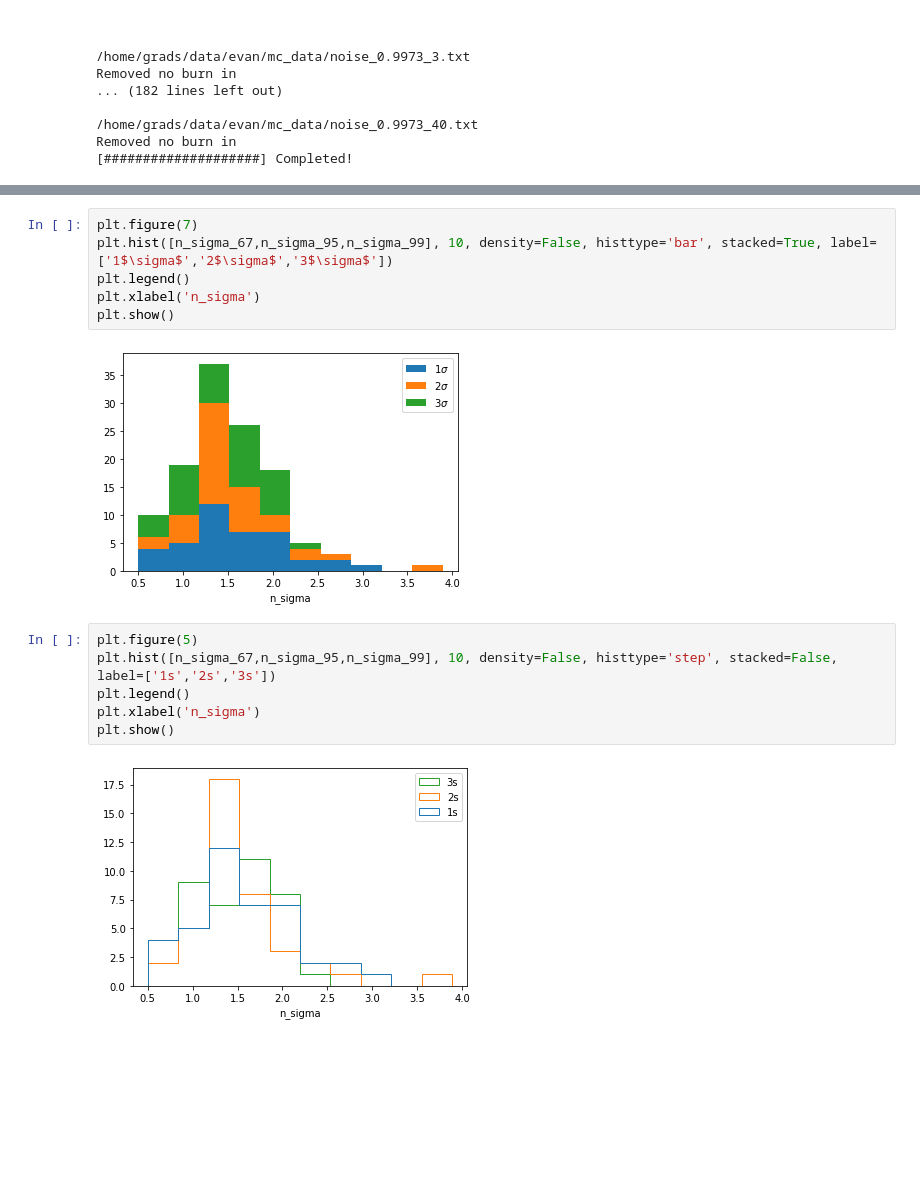
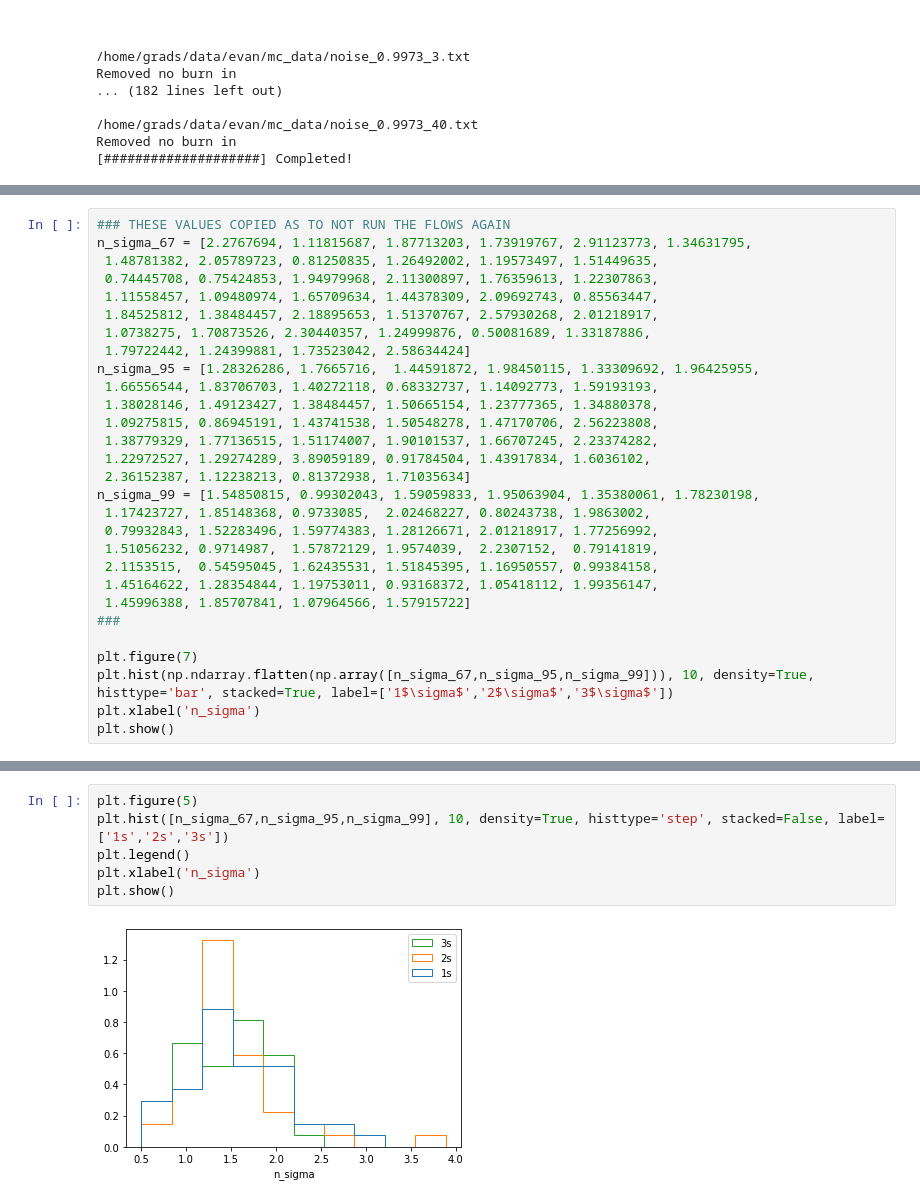
Before and after one commit to SBU-EVAN/LSST_emulation, a Jupyter notebook: flow.ipynb, the cells around one changed output, grey strips where cells are left out. Saved outputs shown, nothing was run; the diff lists cells and outputs as text; blank space fills up the shorter version.

```diff
--- a/flow.ipynb
+++ b/flow.ipynb
@@ -662,0 +652,29 @@ plt.show()
+# %%
+### THESE VALUES COPIED AS TO NOT RUN THE FLOWS AGAIN
+n_sigma_67 = [2.2767694, 1.11815687, 1.87713203, 1.73919767, 2.91123773, 1.34631795,
+ 1.48781382, 2.05789723, 0.81250835, 1.26492002, 1.19573497, 1.51449635,
+ 0.74445708, 0.75424853, 1.94979968, 2.11300897, 1.76359613, 1.22307863,
+ 1.11558457, 1.09480974, 1.65709634, 1.44378309, 2.09692743, 0.85563447,
+ 1.84525812, 1.38484457, 2.18895653, 1.51370767, 2.57930268, 2.01218917,
+ 1.0738275, 1.70873526, 2.30440357, 1.24999876, 0.50081689, 1.33187886,
+ 1.79722442, 1.24399881, 1.73523042, 2.58634424]
+n_sigma_95 = [1.28326286, 1.7665716,  1.44591872, 1.98450115, 1.33309692, 1.96425955,
+ 1.66556544, 1.83706703, 1.40272118, 0.68332737, 1.14092773, 1.59193193,
+ 1.38028146, 1.49123427, 1.38484457, 1.50665154, 1.23777365, 1.34880378,
+ 1.09275815, 0.86945191, 1.43741538, 1.50548278, 1.47170706, 2.56223808,
+ 1.38779329, 1.77136515, 1.51174007, 1.90101537, 1.66707245, 2.23374282,
+ 1.22972527, 1.29274289, 3.89059189, 0.91784504, 1.43917834, 1.6036102,
+ 2.36152387, 1.12238213, 0.81372938, 1.71035634]
+n_sigma_99 = [1.54850815, 0.99302043, 1.59059833, 1.95063904, 1.35380061, 1.78230198,
+ 1.17423727, 1.85148368, 0.9733085,  2.02468227, 0.80243738, 1.9863002,
+ 0.79932843, 1.52283496, 1.59774383, 1.28126671, 2.01218917, 1.77256992,
+ 1.51056232, 0.9714987,  1.57872129, 1.9574039,  2.2307152,  0.79141819,
+ 2.1153515,  0.54595045, 1.62435531, 1.51845395, 1.16950557, 0.99384158,
+ 1.45164622, 1.28354844, 1.19753011, 0.93168372, 1.05418112, 1.99356147,
+ 1.45996388, 1.85707841, 1.07964566, 1.57915722]
+###
+
+plt.figure(7)
+plt.hist(np.ndarray.flatten(np.array([n_sigma_67,n_sigma_95,n_sigma_99])), 10, density=True, histtype='bar', stacked=True, label=['1$\sigma$','2$\sigma$','3$\sigma$'])
+plt.xlabel('n_sigma')
+plt.show()
@@ -663,16 +683,8 @@ plt.show()
 # %%
-plt.figure(7)
-plt.hist([n_sigma_67,n_sigma_95,n_sigma_99], 10, density=False, histtype='bar', stacked=True, label=['1$\sigma$','2$\sigma$','3$\sigma$'])
+plt.figure(5)
+plt.hist([n_sigma_67,n_sigma_95,n_sigma_99], 10, density=True, histtype='step', stacked=False, label=['1s','2s','3s'])
 plt.legend()
 plt.xlabel('n_sigma')
 plt.show()
 # %% [output]
-[figure, old version]
+[figure, new version]
-# %%
-plt.figure(5)
-plt.hist([n_sigma_67,n_sigma_95,n_sigma_99], 10, density=False, histtype='step', stacked=False, label=['1s','2s','3s'])
-plt.legend()
-plt.xlabel('n_sigma')
-plt.show()
-# %% [output]
-[figure, removed]
```
Also changed, not shown: parts of 5 cells of this notebook, 1 other file.
